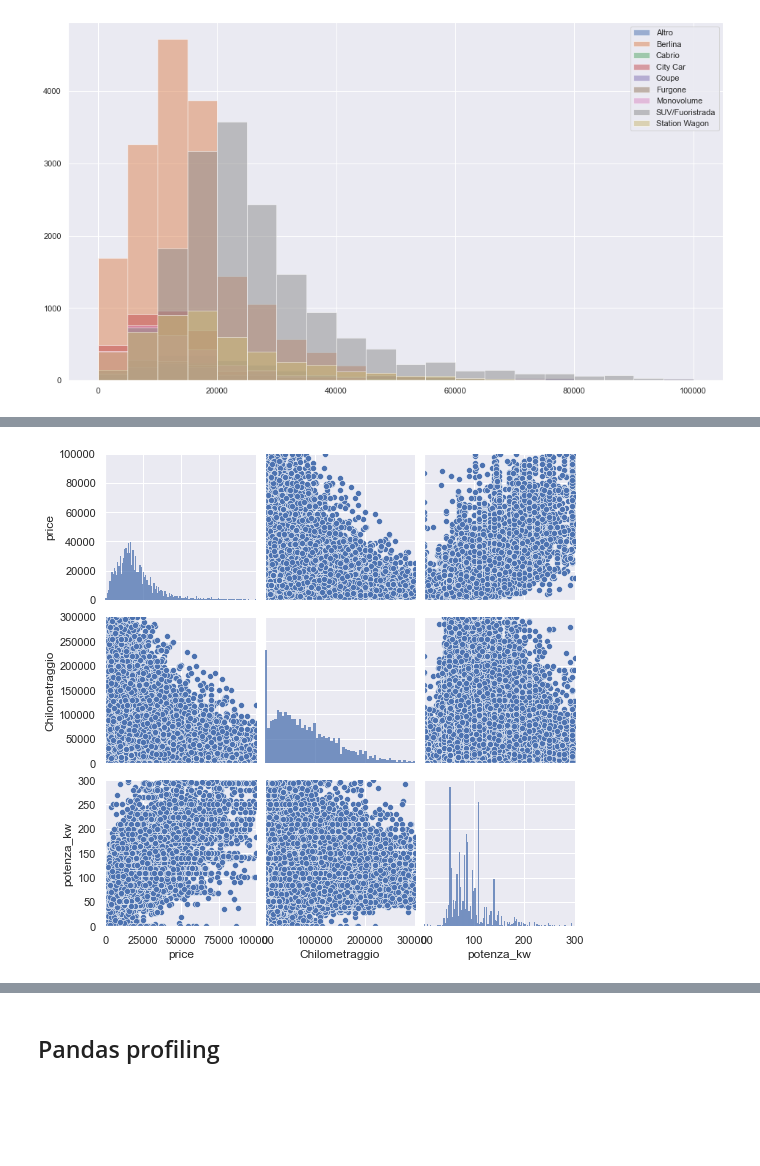
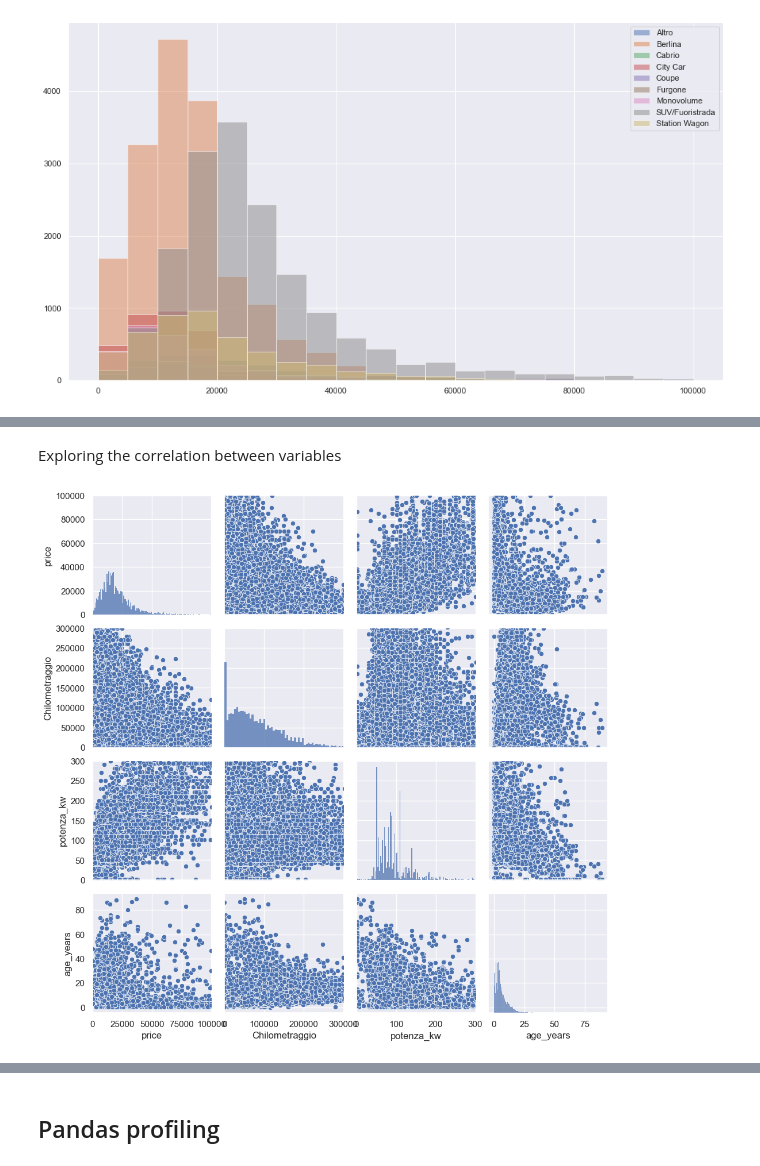
Before and after one commit to cusano-a/Car_WebData_Analysis, a Jupyter notebook: WebScraping_ExploreData.ipynb, the cells around one changed output, grey strips where cells are left out. Cells and saved outputs as stored; diff of their text form; code cells hidden in the pictures; blank space fills up the shorter version.

```diff
--- a/WebScraping_ExploreData.ipynb
+++ b/WebScraping_ExploreData.ipynb
@@ -22,8 +14,10 @@ countries = {"Germany": "D",
 # %%
 file_path = os.path.join("data", "autoscout_dataset.csv")
 df = pd.read_csv(file_path, sep=";", index_col="url")
+
+df = (df.astype({'Anno':'datetime64[ns]', 'date':'datetime64[ns]'})
+    .assign(age_years= lambda x: (x['date'] - x['Anno']) / np.timedelta64(1, 'Y'))
+)
-# %%
-df['Anno'] = pd.to_datetime(df['Anno'])
 # %%
 df.info()
 # %% [output]
@@ -188,10 +206,12 @@ df.groupby('Carrozzeria',sort=True)['price'].hist(bins=20, density=False, range=
+# %% [markdown]
+Exploring the correlation between variables
 # %%
-cont_var_pp = sns.pairplot(df[['price', 'Chilometraggio', 'potenza_kw', 'Anno']]);
+cont_var_pp = sns.pairplot(df[['price', 'Chilometraggio', 'potenza_kw', 'age_years']]);
 cont_var_pp.axes[0,0].set_xlim((0,1e5));
 cont_var_pp.axes[0,1].set_xlim((0,3e5));
 cont_var_pp.axes[0,2].set_xlim((0,300));
 cont_var_pp.axes[0,0].set_ylim((0,1e5));
 cont_var_pp.axes[1,0].set_ylim((0,3e5));
 cont_var_pp.axes[2,0].set_ylim((0,300));
 # %% [output]
-[figure, old version]
+[figure, new version]
```
Also changed, not shown: parts of 19 cells of this notebook, 2 other files.
